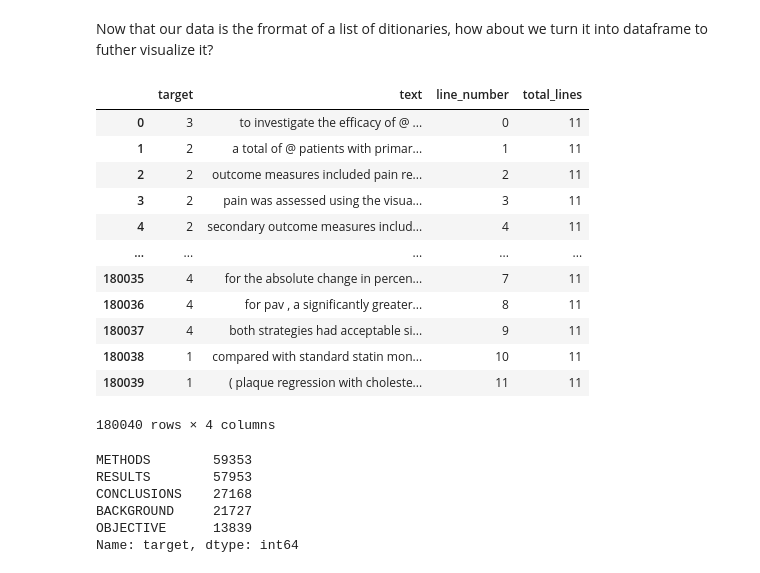
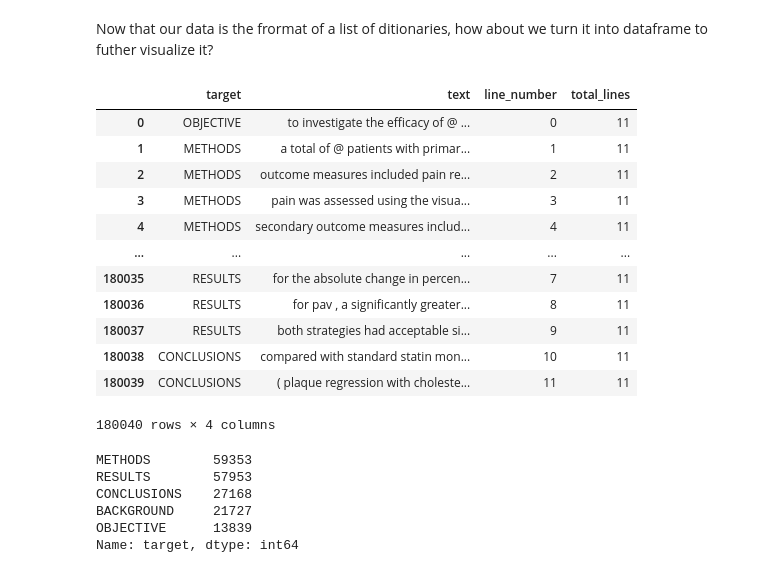
Before and after one commit to jrassoul/TensorFlow_Developer_Certificate_ZTM, a Jupyter notebook: 09_SkimLit_nlp_milestone_project/09_SkimLit_nlp_milestone_project_2.ipynb, the cells around one changed output. Drawn from its saved outputs; the diff is of its cells as text; code cells hidden in the pictures.

```diff
--- a/09_SkimLit_nlp_milestone_project/09_SkimLit_nlp_milestone_project_2.ipynb
+++ b/09_SkimLit_nlp_milestone_project/09_SkimLit_nlp_milestone_project_2.ipynb
@@ -331,24 +339,24 @@ Now that our data is the frormat of a list of ditionaries, how about we turn it
 # %%
 # check the first abstract_line
 import pandas as pd
 train_df = pd.DataFrame(train_samples)
 val_df = pd.DataFrame(train_samples)
 test_df = pd.DataFrame(train_samples)
-train_df["target"] = numeric_labels
+#train_df["target"] = numeric_labels
 train_df
 # %% [output]
 |  | target | text | line_number | total_lines |
-| 0 | 3 | to investigate the efficacy of @ ... | 0 | 11 |
-| 1 | 2 | a total of @ patients with primar... | 1 | 11 |
-| 2 | 2 | outcome measures included pain re... | 2 | 11 |
-| 3 | 2 | pain was assessed using the visua... | 3 | 11 |
-| 4 | 2 | secondary outcome measures includ... | 4 | 11 |
+| 0 | OBJECTIVE | to investigate the efficacy of @ ... | 0 | 11 |
+| 1 | METHODS | a total of @ patients with primar... | 1 | 11 |
+| 2 | METHODS | outcome measures included pain re... | 2 | 11 |
+| 3 | METHODS | pain was assessed using the visua... | 3 | 11 |
+| 4 | METHODS | secondary outcome measures includ... | 4 | 11 |
 | ... | ... | ... | ... | ... |
-| 180035 | 4 | for the absolute change in percen... | 7 | 11 |
-| 180036 | 4 | for pav , a significantly greater... | 8 | 11 |
-| 180037 | 4 | both strategies had acceptable si... | 9 | 11 |
-| 180038 | 1 | compared with standard statin mon... | 10 | 11 |
-| 180039 | 1 | ( plaque regression with choleste... | 11 | 11 |
+| 180035 | RESULTS | for the absolute change in percen... | 7 | 11 |
+| 180036 | RESULTS | for pav , a significantly greater... | 8 | 11 |
+| 180037 | RESULTS | both strategies had acceptable si... | 9 | 11 |
+| 180038 | CONCLUSIONS | compared with standard statin mon... | 10 | 11 |
+| 180039 | CONCLUSIONS | ( plaque regression with choleste... | 11 | 11 |
 180040 rows × 4 columns
 # %%
 # Distribution of labels in training data
```
Also changed, not shown: parts of 14 cells of this notebook.
